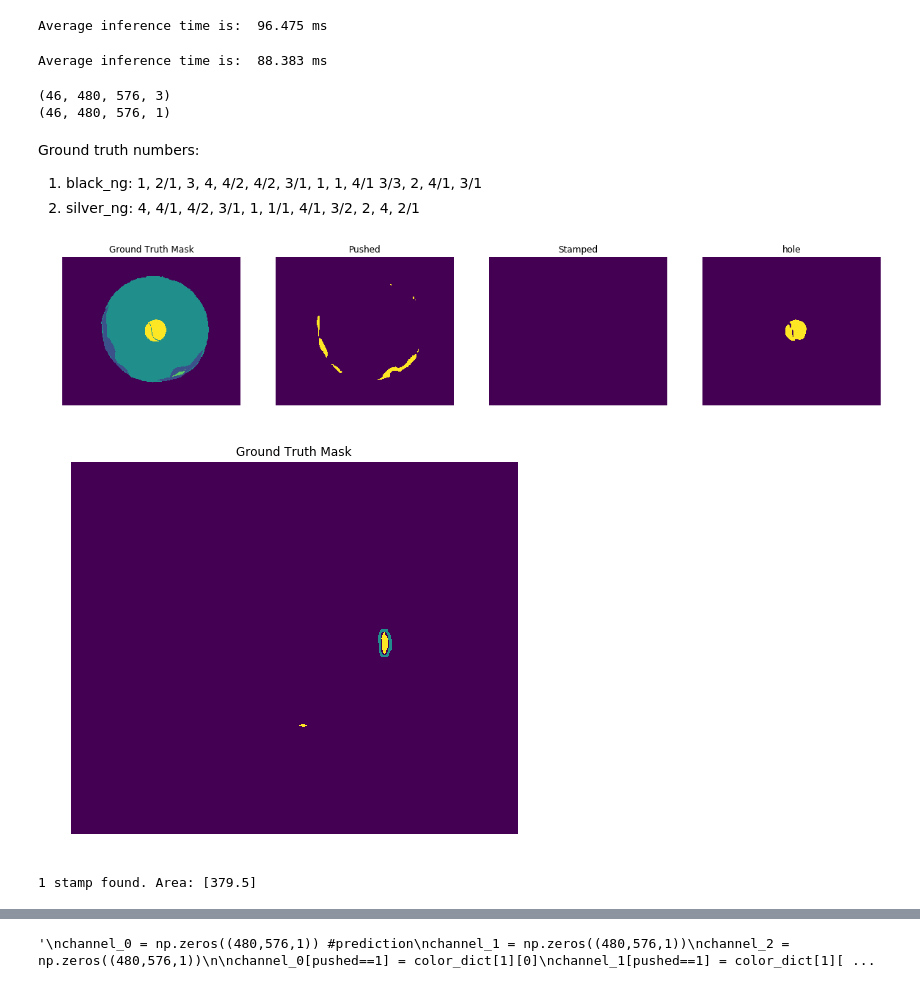
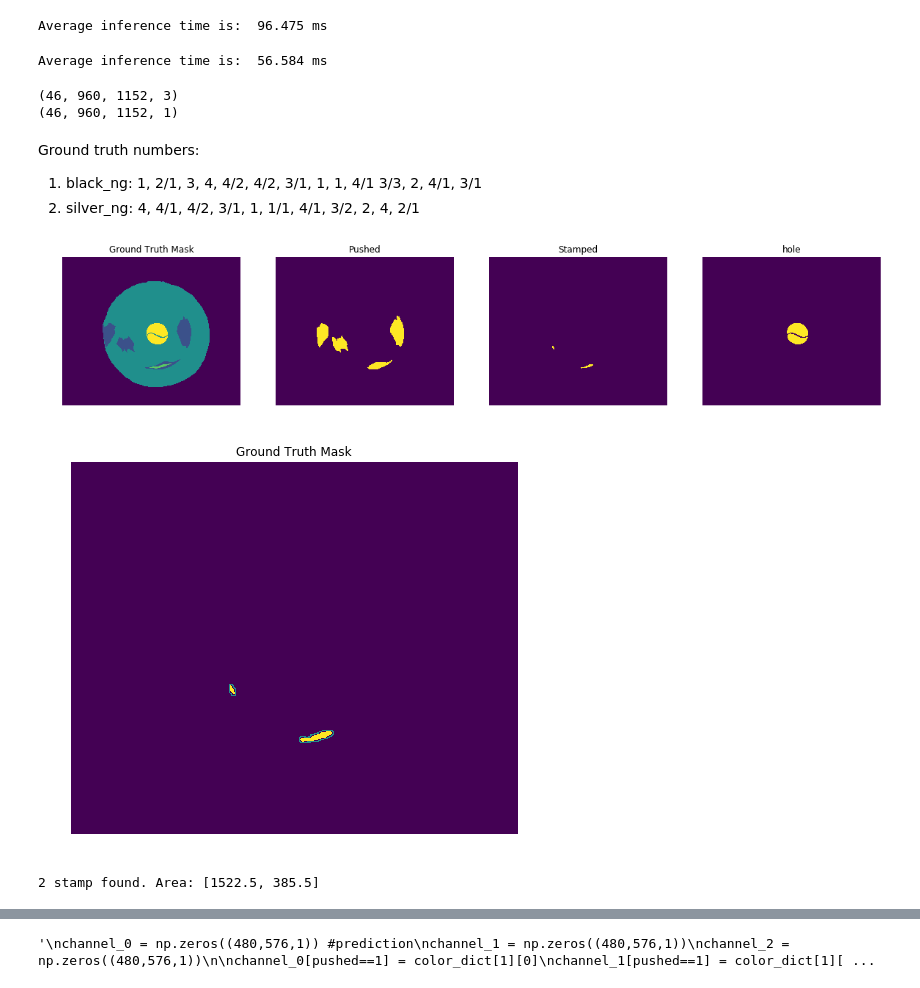
Before and after one commit to jhk0429/Segmentation_project, a Jupyter notebook: Inference_combined_5class.ipynb, the cells around one changed output, grey strips where cells are left out. Cells and saved outputs as stored; diff of their text form; code cells hidden in the pictures.

```diff
--- a/Inference_combined_5class.ipynb
+++ b/Inference_combined_5class.ipynb
@@ -3,3 +1,7 @@ path = 'saved_model_1020_5class_combined_RMSprop_100_0.0001_ENCFRZ_False'
+# %%
+#path = 'saved_model_1020_5class_combined_RMSprop_100_0.0001_ENCFRZ_False'
+#path = 'saved_model_1020_RMSprop_100_0.0001_BNone_classweights_P3_S10_EncoderTrained'
+path = 'saved_model_1021_(960, 1152)_0.001'
 # %%
 import tensorflow as tf
 from tensorflow import keras
@@ -37,3 +37,5 @@ IMG_SIZE = (480,576)
+# %%
+IMG_SIZE = (960,1152)
 # %%
 def display(display_list, idx=None, only_inference=False, fig_size=15):
     """
@@ -43,7 +45,7 @@ def display(display_list, idx=None, only_inference=False, fig_size=15):
         a = np.array(display_list)
         a = a.astype(np.float32) * 255.0
 
-        cv2.imwrite("EX{}.png".format(idx), cv2.cvtColor(a, cv2.COLOR_RGB2BGR))
+        #cv2.imwrite("EX{}.png".format(idx), cv2.cvtColor(a, cv2.COLOR_RGB2BGR))
 
     else:
         plt.figure(figsize=(fig_size,fig_size))
@@ -242,7 +244,7 @@ for idx,image in enumerate(tqdm(img_loc)):
 
 print("Average inference time is: ",(np.mean(time_list) * 1000).round(3), "ms")
 # %% [output]
-Average inference time is:  88.383 ms
+Average inference time is:  56.584 ms
 # %%
 gc.collect()
 
@@ -281,8 +283,8 @@ test_y = tf.convert_to_tensor(train_y)
 print(test_x.shape)
 print(test_y.shape)
 # %% [output]
-(46, 480, 576, 3)
-(46, 480, 576, 1)
+(46, 960, 1152, 3)
+(46, 960, 1152, 1)
 # %% [markdown]
 Ground truth numbers:
 1.   black_ng:
@@ -297,26 +299,26 @@ np.savez_compressed('test_img_array', test_0 = np.float32(pred_mask[0][0][0]), t
                    test_2 = np.float32(pred_mask[2][0][0]), test_3 = np.float32(pred_mask[3][0][0]))
 """
 # %%
-idx = 27
+idx = 28
 
 pred = np.float32(pred_mask[idx][0][0])
 
 ex = np.round(pred) # ex = H,W,5
 
-circle = tf.expand_dims(ex[:,:,2], -1)
-pushed = tf.expand_dims(ex[:,:,1], -1) + tf.expand_dims(ex[:,:,3], -1) # stamped = H,W,1
+circle = tf.expand_dims(ex[:,:,4], -1)
+pushed = tf.expand_dims(ex[:,:,2], -1) + tf.expand_dims(ex[:,:,3], -1) # stamped = H,W,1
 bg = tf.expand_dims(ex[:,:,0], -1)
-hole = tf.expand_dims(ex[:,:,4], -1)
+hole = tf.expand_dims(ex[:,:,1], -1)
 stamped = tf.expand_dims(ex[:,:,3], -1)
 
 #bg = 0, pushed = 1, stamped = 2, circle = 3
 
 gt_mask = np.round(test_y[idx],decimals = 0)
 #print((gt_mask==1).sum())
 
 display([gt_mask, pushed, stamped, hole], fig_size=20)
 # %% [output]
-[figure, old version]
+[figure, new version]
 # %%
 stamped_x = np.array(stamped).astype(np.uint8) * 255
 k = cv2.getStructuringElement(cv2.MORPH_RECT, (7,7))
@@ -325,8 +327,8 @@ closed_stamp = cv2.dilate(stamped_x, k)
 contours, hierarchy = cv2.findContours(closed_stamp, cv2.RETR_LIST, cv2.CHAIN_APPROX_NONE)
 img, area, wh, count = draw_and_count(stamped_x, contours, label="stamp")
 # %% [output]
-[figure, old version]
+[figure, new version]
-1 stamp found. Area: [379.5]
+2 stamp found. Area: [1522.5, 385.5]
 # %%
 pushed_x = np.array(pushed).astype(np.uint8) * 255
 k = cv2.getStructuringElement(cv2.MORPH_RECT, (10,10))
```
Also changed, not shown: parts of 5 cells of this notebook, 1 other file.
